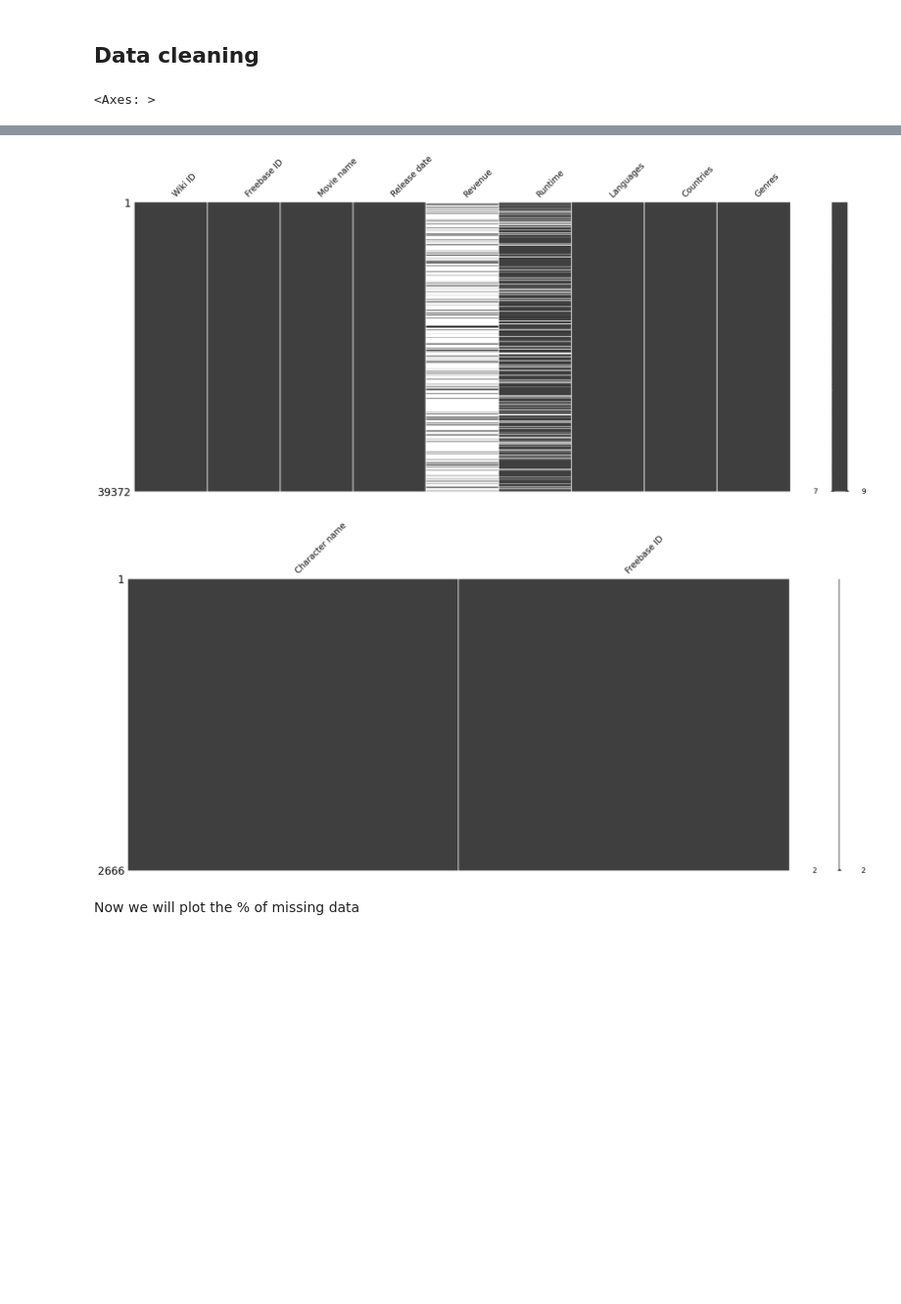
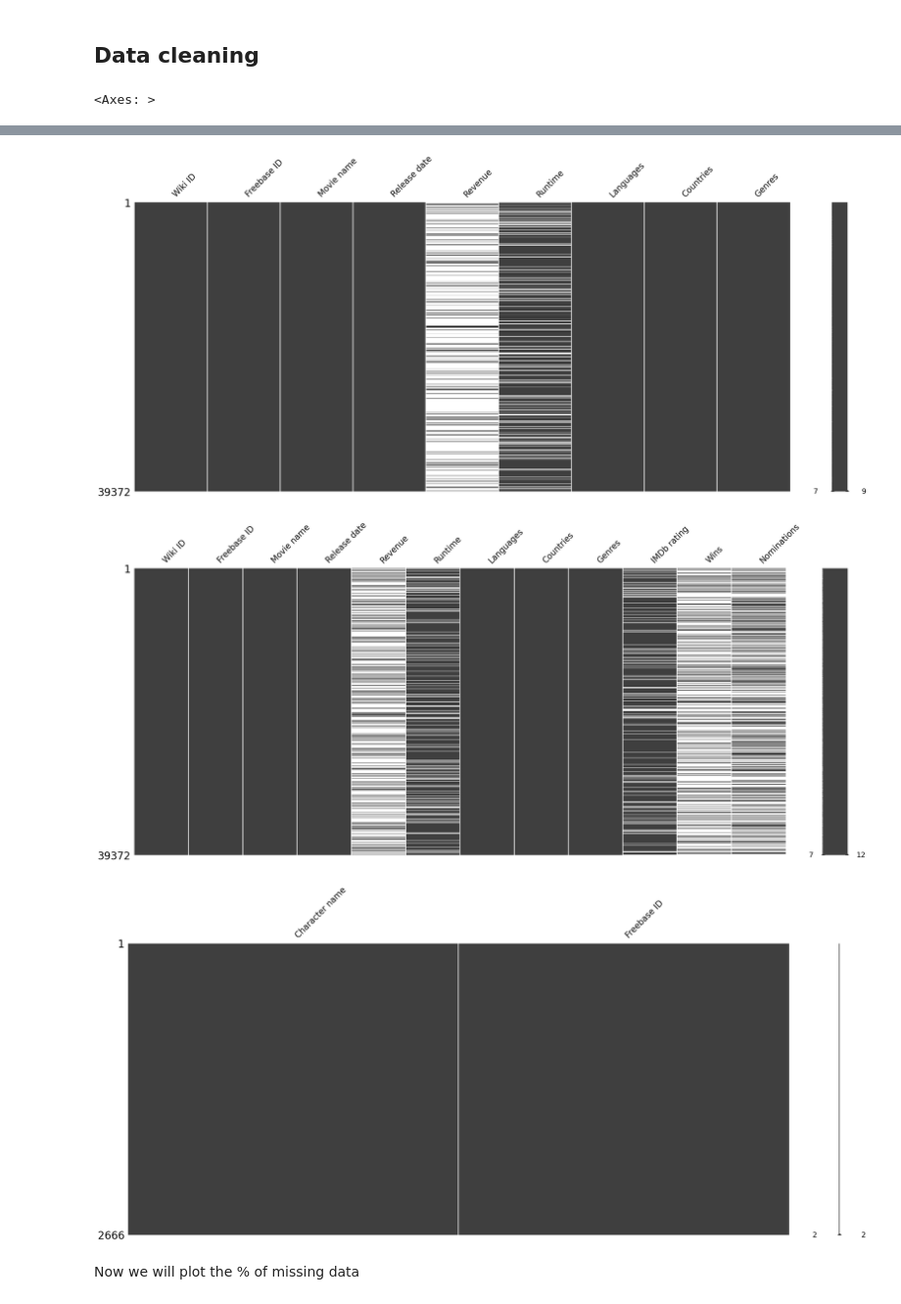
Before and after one commit to epfl-ada/ada-2023-project-fauttrouverunnompourada, a Jupyter notebook: P2.ipynb, the cells around one changed output, grey strips where cells are left out. Shown at 98% size. Cells and saved outputs as stored; diff of their text form; code cells hidden in the pictures; blank space fills up the shorter version.

```diff
--- a/P2.ipynb
+++ b/P2.ipynb
@@ -124,16 +147,18 @@ RAW.summaries.describe()
 # %%
 msno.matrix(RAW.character_data)
 msno.matrix(RAW.summaries)
 msno.matrix(RAW.tvtropes)
 msno.matrix(RAW.movie_data)
+msno.matrix(RAW.movie_data_scraped)
 msno.matrix(RAW.character_names)
 # %% [output]
 <Axes: >
 [figure]
 [figure]
 [figure]
 [figure]
-[figure, old version]
+[figure, new version]
+[figure, added]
 # %%
 # Tout mettre en subplot ?
 # %% [markdown]
```
Also changed, not shown: parts of 5 cells of this notebook.
